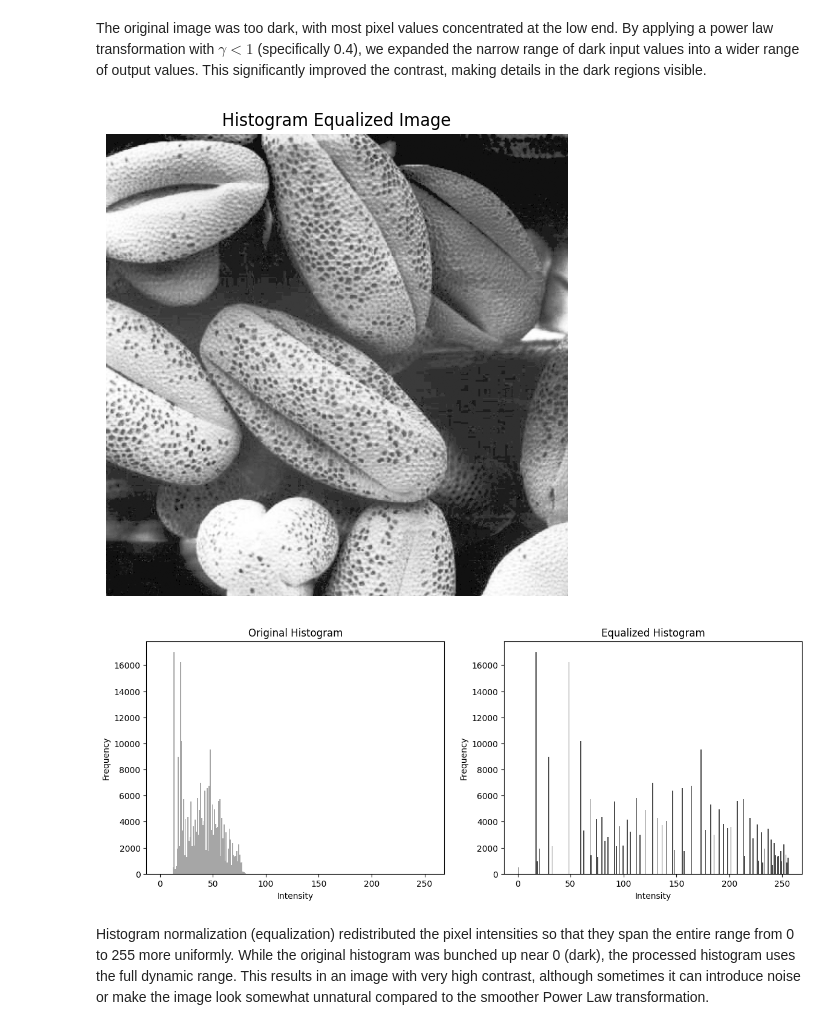
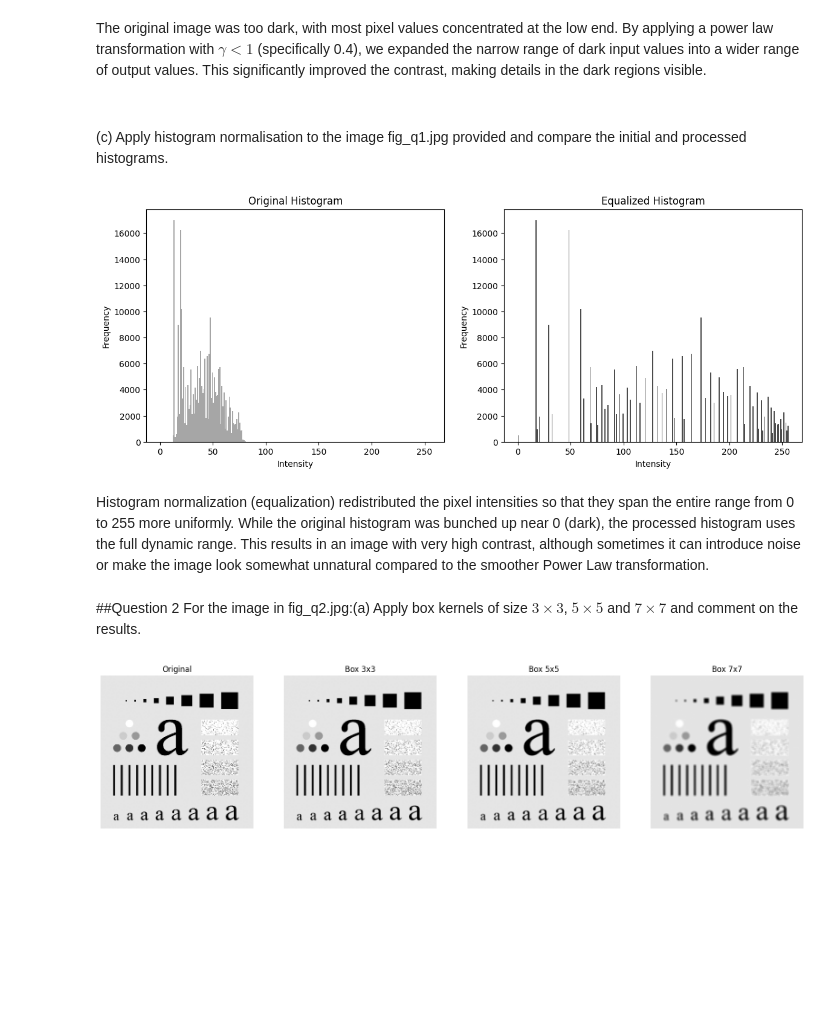
Before and after one commit to ChiriKamau/5.2, a Jupyter notebook: DIP_assignment1.ipynb, the cells around one changed output. Drawn from its saved outputs; the diff is of its cells as text; code cells hidden in the pictures; blank space fills up the shorter version.

Commit message:
Add image almost finishing

```diff
--- a/DIP_assignment1.ipynb
+++ b/DIP_assignment1.ipynb
@@ -70,12 +80,13 @@ plt.show()
 [figure]
 # %% [markdown]
 The original image was too dark, with most pixel values concentrated at the low end. By applying a power law transformation with $\gamma < 1$ (specifically 0.4), we expanded the narrow range of dark input values into a wider range of output values. This significantly improved the contrast, making details in the dark regions visible.
+# %% [markdown]
+###
+ (c)
+ Apply histogram normalisation to the image fig_q1.jpg provided and compare the initial and processed histograms.
 # %%
-# 1(c) Histogram Normalisation (Equalization)
+
 img_eq = cv2.equalizeHist(img)
-
-# Display the equalized image
-show_image(img_eq, "Histogram Equalized Image")
 
 # Compare Histograms
 plt.figure(figsize=(14, 5))
@@ -96,7 +107,36 @@ plt.ylabel('Frequency')
 
 plt.show()
 # %% [output]
-[figure, old version]
+[figure, new version]
-[figure, removed]
 # %% [markdown]
 Histogram normalization (equalization) redistributed the pixel intensities so that they span the entire range from 0 to 255 more uniformly. While the original histogram was bunched up near 0 (dark), the processed histogram uses the full dynamic range. This results in an image with very high contrast, although sometimes it can introduce noise or make the image look somewhat unnatural compared to the smoother Power Law transformation.
+# %% [markdown]
+##Question 2
+For the image in fig_q2.jpg:(a) Apply box kernels of size $3 \times 3$, $5 \times 5$ and $7 \times 7$ and comment on the results.
+# %%
+
+img2_path = 'fig_q2.jpg'
+image2 = io.imread(img2_path, as_gray=True)
+
+
+def apply_box_kernel(img, size):
+    # Create a normalized box kernel (e.g., 3x3 matrix of 1/9)
+    kernel = np.ones((size, size)) / (size ** 2)
+    # Convolve
+    return convolve(img, kernel)
+
+# Apply 3x3, 5x5, 7x7
+box_3 = apply_box_kernel(image2, 3)
+box_5 = apply_box_kernel(image2, 5)
+box_7 = apply_box_kernel(image2, 7)
+
+# Display
+fig, axes = plt.subplots(1, 4, figsize=(20, 5))
+axes[0].imshow(image2, cmap='gray'); axes[0].set_title('Original')
+axes[1].imshow(box_3, cmap='gray'); axes[1].set_title('Box 3x3')
+axes[2].imshow(box_5, cmap='gray'); axes[2].set_title('Box 5x5')
+axes[3].imshow(box_7, cmap='gray'); axes[3].set_title('Box 7x7')
+for ax in axes: ax.axis('off')
+plt.show()
+# %% [output]
+[figure, added]
```
Also changed, not shown: parts of 12 cells of this notebook.
